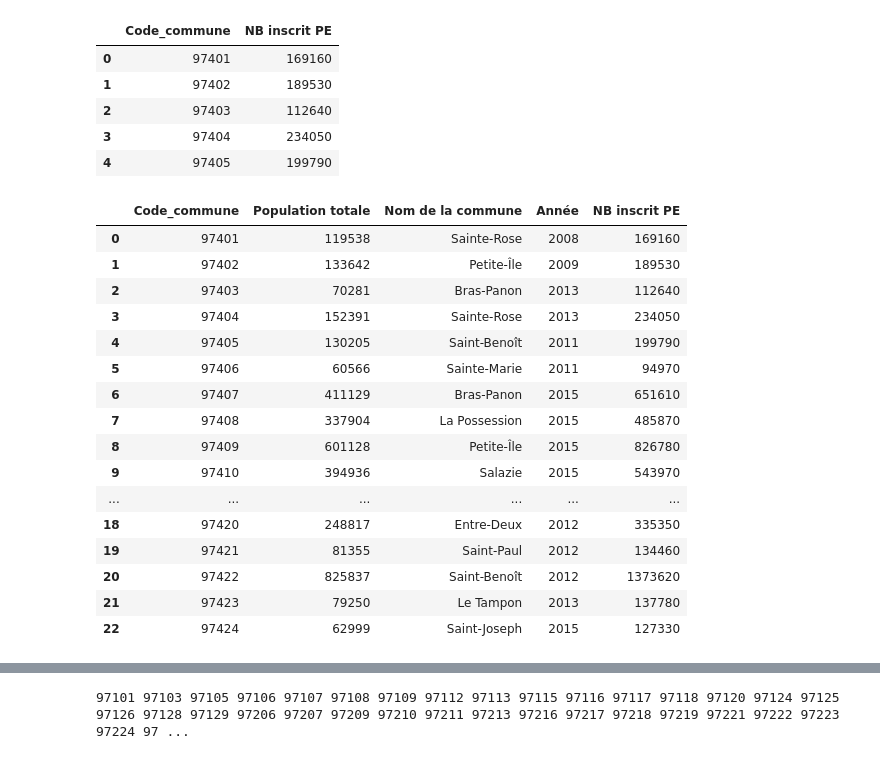
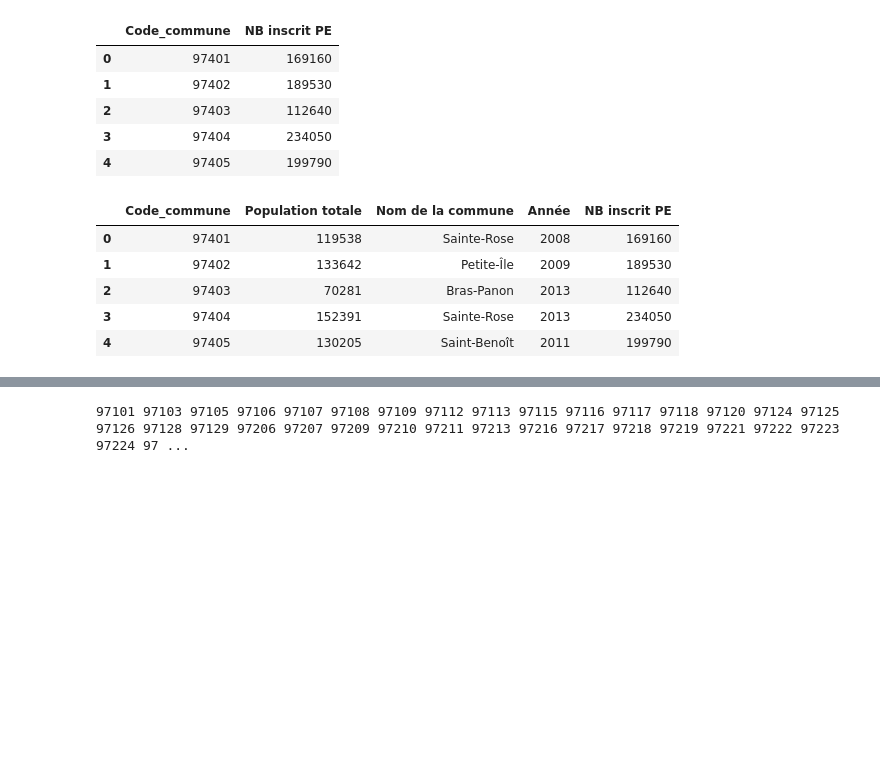
Before and after one commit to gabs974/datavizreunion, a Jupyter notebook: dataviz_evolution_pop_974.ipynb, the cells around one changed output, grey strips where cells are left out. Drawn from its saved outputs; the diff is of its cells as text; code cells hidden in the pictures; blank space fills up the shorter version.

```diff
--- a/dataviz_evolution_pop_974.ipynb
+++ b/dataviz_evolution_pop_974.ipynb
@@ -163,25 +165,14 @@ df3.head()
 | 4 | 97405 | 199790 |
 # %%
 df4 = pd.merge(df, df3)
-df4
+df4.head()
 # %% [output]
 |  | Code_commune | Population totale | Nom de la commune | Année | NB inscrit PE |
 | 0 | 97401 | 119538 | Sainte-Rose | 2008 | 169160 |
 | 1 | 97402 | 133642 | Petite-Île | 2009 | 189530 |
 | 2 | 97403 | 70281 | Bras-Panon | 2013 | 112640 |
 | 3 | 97404 | 152391 | Sainte-Rose | 2013 | 234050 |
 | 4 | 97405 | 130205 | Saint-Benoît | 2011 | 199790 |
-| 5 | 97406 | 60566 | Sainte-Marie | 2011 | 94970 |
-| 6 | 97407 | 411129 | Bras-Panon | 2015 | 651610 |
-| 7 | 97408 | 337904 | La Possession | 2015 | 485870 |
-| 8 | 97409 | 601128 | Petite-Île | 2015 | 826780 |
-| 9 | 97410 | 394936 | Salazie | 2015 | 543970 |
-| ... | ... | ... | ... | ... | ... |
-| 18 | 97420 | 248817 | Entre-Deux | 2012 | 335350 |
-| 19 | 97421 | 81355 | Saint-Paul | 2012 | 134460 |
-| 20 | 97422 | 825837 | Saint-Benoît | 2012 | 1373620 |
-| 21 | 97423 | 79250 | Le Tampon | 2013 | 137780 |
-| 22 | 97424 | 62999 | Saint-Joseph | 2015 | 127330 |
 # %%
 # dataset
 personne_decede = (pd.read_csv("C:/Users/gael.lisador/Desktop/Hackathon/datavizreunion/liste-des-personnes-decedees-en-france-collectees-depuis-1970.csv",sep=",", na_values="-")
```
Also changed, not shown: parts of 36 cells of this notebook.
